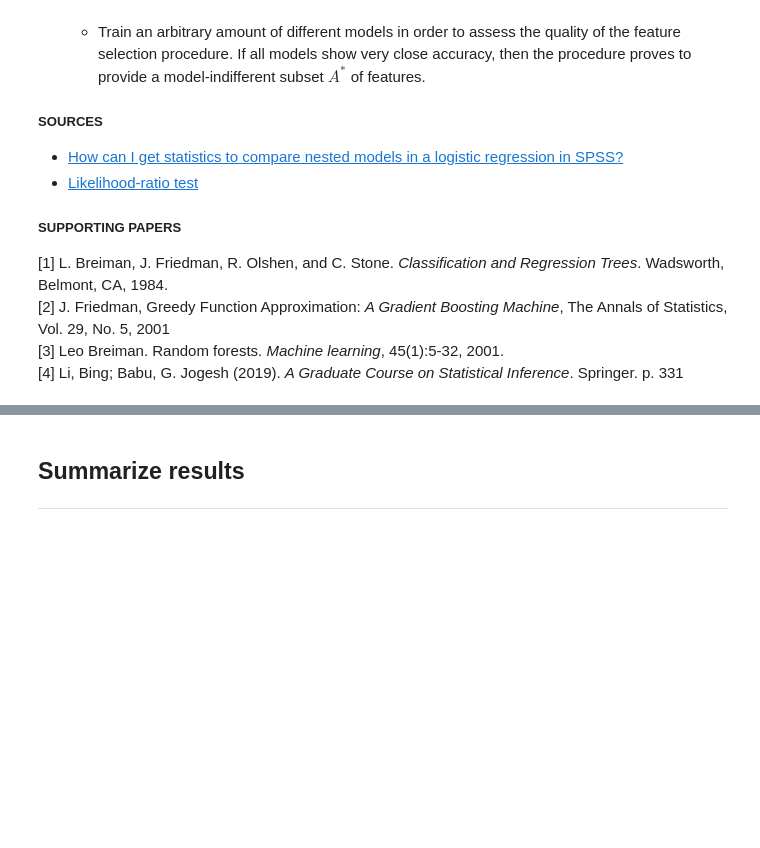
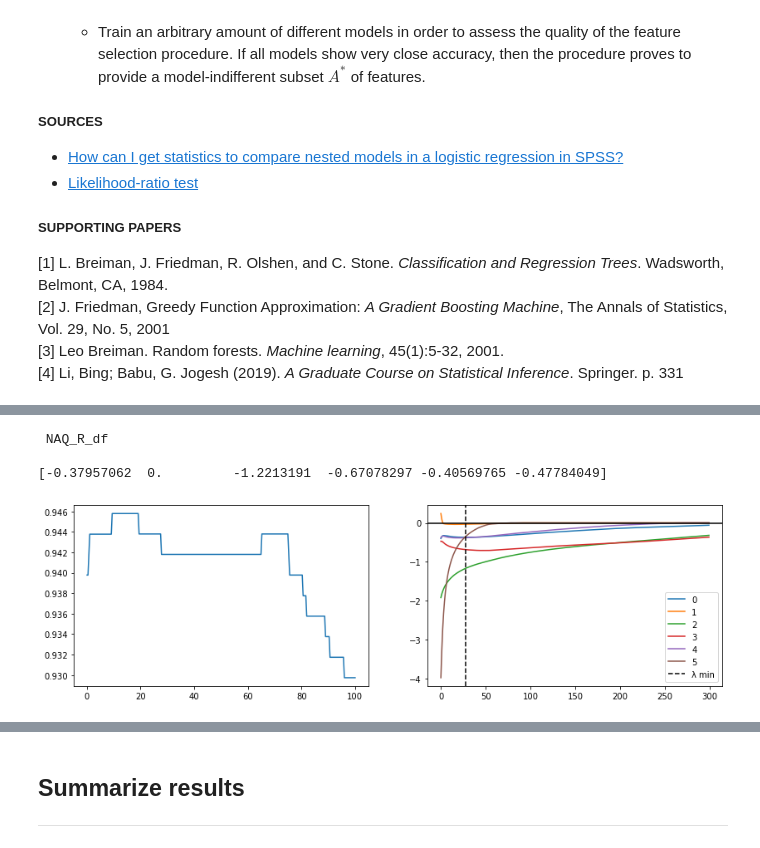
Before and after one commit to MattiaBrocco/Model-agnostic-feature-selection, a Jupyter notebook: CBSD Project MB.ipynb, the cells around one changed output, grey strips where cells are left out. Cells and saved outputs as stored; diff of their text form; code cells hidden in the pictures; blank space fills up the shorter version.

```diff
--- a/CBSD Project MB.ipynb
+++ b/CBSD Project MB.ipynb
@@ -128,0 +234,24 @@ dtype: float64
+# %%
+data_index = 7
+
+print("\n", lasso_benchmark[data_index][0])
+print()
+print(lasso_benchmark[data_index][1].coef_[0])
+
+lasso_fig, lasso_ax = plt.subplots(1, 2, figsize = (14, 4))
+
+lasso_ax[0].plot(1/(lasso_benchmark[data_index][1].Cs_),
+                 lasso_benchmark[data_index][1].scores_[1].mean(axis = 0))
+
+lasso_ax[1].plot(lasso_benchmark[data_index][1].coefs_paths_[1].mean(axis = 0)[:, :-1],
+                 label = range(len(lasso_benchmark[data_index][1].coef_[0]))) # exclude intercept
+lasso_ax[1].axhline(0, color = "black")
+lasso_ax[1].axvline(np.argmax(lasso_benchmark[data_index][1].scores_[1].mean(axis = 0)),
+                    ls = "--", color = "black", label = "λ min")
+lasso_ax[1].legend()
+plt.show()
+# %% [output]
+ NAQ_R_df
+
+[-0.37957062  0.         -1.2213191  -0.67078297 -0.40569765 -0.47784049]
+[figure, added]
```
Also changed, not shown: parts of 12 cells of this notebook, 33 other files.
